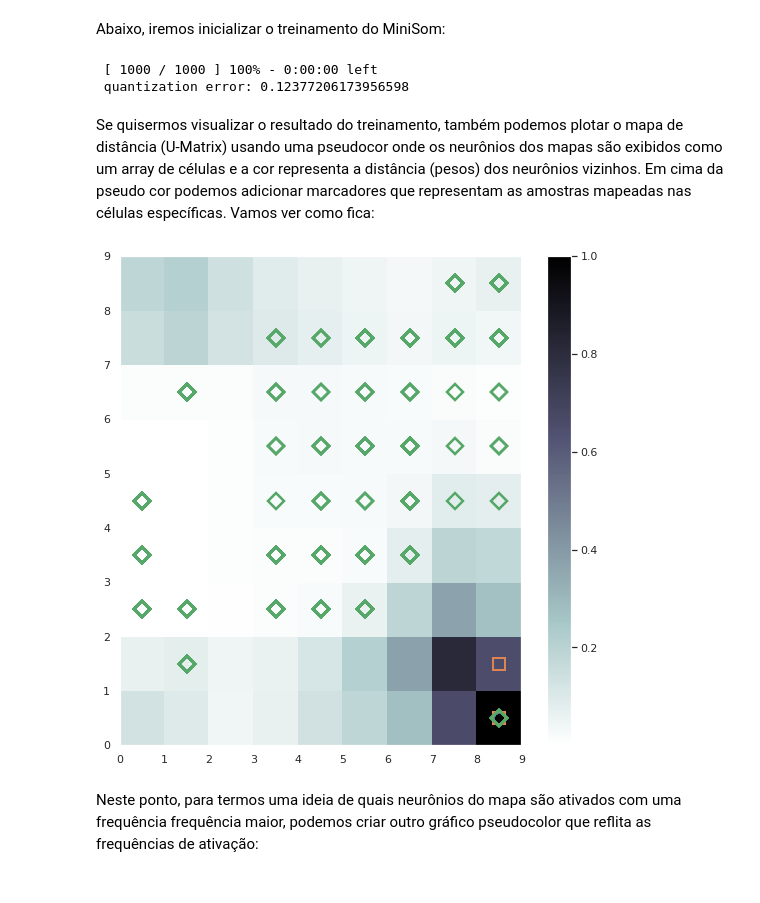
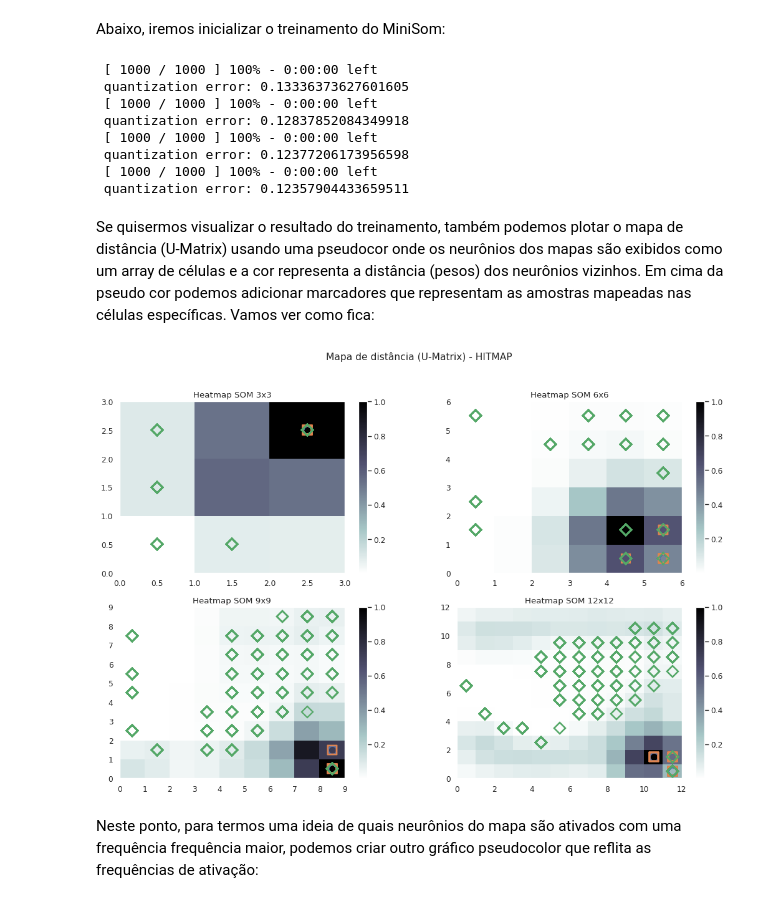
Before and after one commit to lourencocavalcante/Neurocomputacao, a Jupyter notebook: INPE_CAP351_Projeto02_MLP_Lourenco.ipynb, the cells around one changed output. Saved outputs shown, nothing was run; the diff lists cells and outputs as text; code cells hidden in the pictures.

```diff
--- a/INPE_CAP351_Projeto02_MLP_Lourenco.ipynb
+++ b/INPE_CAP351_Projeto02_MLP_Lourenco.ipynb
@@ -443,39 +443,56 @@ target = df_std['Rain Intensity (mm/h)'].values
 # %% [markdown]
 Abaixo, iremos inicializar o treinamento do MiniSom:
 # %%
+n = [3, 6, 9, 12]
+m = [3, 6, 9, 12]
+lst_som = []
+
 # Inicialização e treinamento
-n_neuronios = 9
-m_neuronios = 9
-som = MiniSom(n_neuronios, m_neuronios, data.shape[1], sigma=1.5, learning_rate=.5,
-              neighborhood_function='gaussian', random_seed=0)
+for i in range(len(n)):
+  for n_neuro, m_neuro in zip (n,m):
+    n_neuronios = n_neuro
+    m_neuronios = m_neuro
+    som = MiniSom(n_neuronios, m_neuronios, data.shape[1], sigma=1.5, learning_rate=.5,
+                  neighborhood_function='gaussian', random_seed=0)
+    lst_som.append(som)
+for res in range(len(n)):
 
-som.pca_weights_init(data)
-som.train(data, 1000, verbose=True)  # treinamento aleatório
+    lst_som[res].pca_weights_init(data)
+    lst_som[res].train_batch(data, 1000, verbose=True) # treinamento aleatório
 # %% [output]
+ [ 1000 / 1000 ] 100% - 0:00:00 left
+ quantization error: 0.13336373627601605
+ [ 1000 / 1000 ] 100% - 0:00:00 left
+ quantization error: 0.12837852084349918
  [ 1000 / 1000 ] 100% - 0:00:00 left
  quantization error: 0.12377206173956598
+ [ 1000 / 1000 ] 100% - 0:00:00 left
+ quantization error: 0.12357904433659511
 # %% [markdown]
 Se quisermos visualizar o resultado do treinamento, também podemos plotar o mapa de distância (U-Matrix) usando uma pseudocor onde os neurônios dos mapas são exibidos como um array de células e a cor representa a distância (pesos) dos neurônios vizinhos. Em cima da pseudo cor podemos adicionar marcadores que representam as amostras mapeadas nas células específicas. Vamos ver como fica:
 # %%
 import matplotlib.pyplot as plt
-%matplotlib inline
+import seaborn as sns
 
-plt.figure(figsize=(9, 9))
+plt.figure(figsize=(16,10),dpi=80)
+plt.suptitle('Mapa de distância (U-Matrix) - HITMAP', size=14)
+for res, num in zip(range(len(n)), n):
+  plt.subplot(2,2,res+1)
+  plt.title('Heatmap SOM '+str(num)+'x'+str(num))
+  plt.pcolor(lst_som[res].distance_map().T, cmap='bone_r')
+  plt.colorbar()
 
-plt.pcolor(som.distance_map().T, cmap='bone_r')
-plt.colorbar()
+  markers = ['o', 's', 'D']
+  colors = ['C0', 'C1', 'C2']
+  for cnt, xx in enumerate(data):
+      w = lst_som[res].winner(xx)
 
-markers = ['o', 's', 'D']
-colors = ['C0', 'C1', 'C2']
-for cnt, xx in enumerate(data):
-    w = som.winner(xx)
-
-    plt.plot(w[0]+.5, w[1]+.5, markers[grupos_[cnt]-1], markerfacecolor='None',
-             markeredgecolor=colors[grupos_[cnt]-1], markersize=12, markeredgewidth=2)
+      plt.plot(w[0]+.5, w[1]+.5, markers[grupos_[cnt]-1], markerfacecolor='None',
+              markeredgecolor=colors[grupos_[cnt]-1], markersize=12, markeredgewidth=2)
 
 plt.show()
 # %% [output]
-[figure, old version]
+[figure, new version]
 # %% [markdown]
 Neste ponto, para termos uma ideia de quais neurônios do mapa são ativados com uma frequência frequência maior, podemos criar outro gráfico pseudocolor que reflita as frequências de ativação:
 # %%
```
Also changed, not shown: parts of 4 cells of this notebook.
